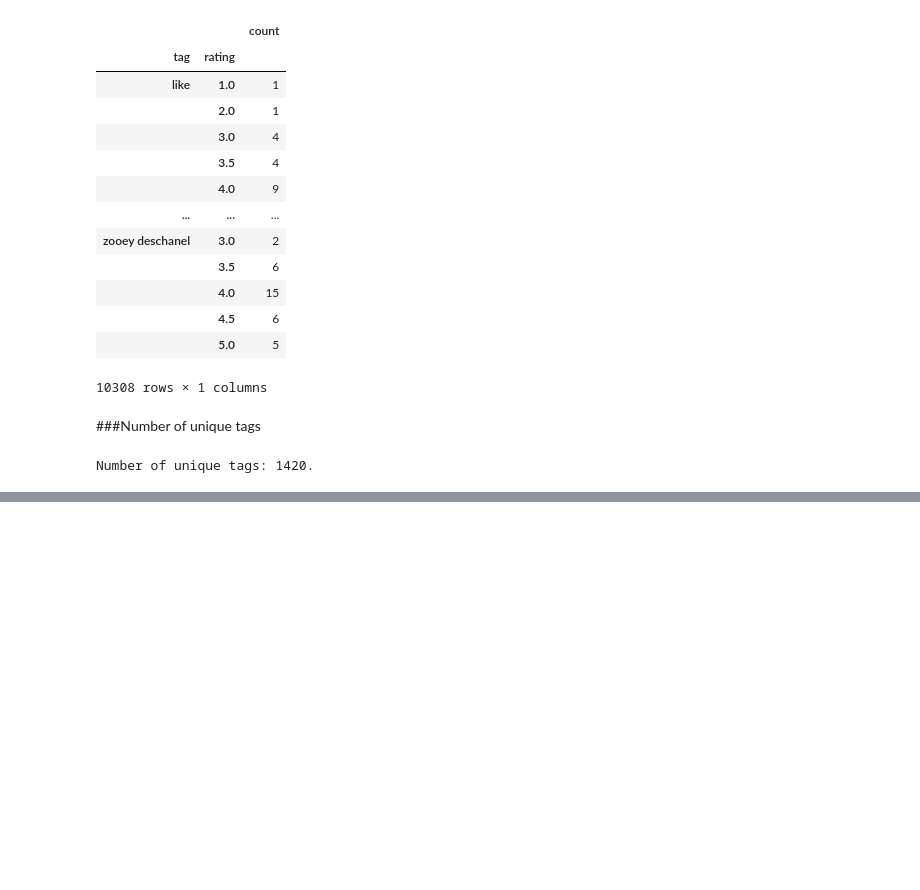
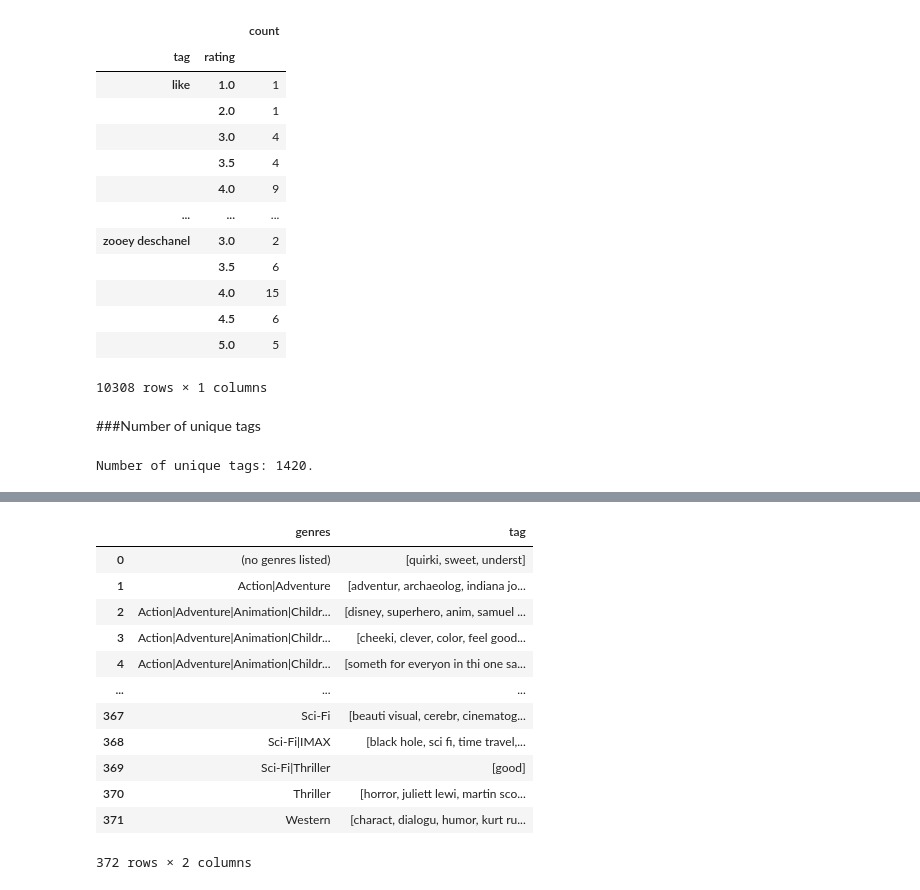
Before and after one commit to JamesKha/MovieRecommendation, a Jupyter notebook: MiniProject.ipynb, the cells around one changed output, grey strips where cells are left out. Saved outputs shown, nothing was run; the diff lists cells and outputs as text; code cells hidden in the pictures; blank space fills up the shorter version.

```diff
--- a/MiniProject.ipynb
+++ b/MiniProject.ipynb
@@ -162,0 +185,18 @@ generalCountofTags
+# %%
+genresAndTags = pd.DataFrame(tagsAndGenresDataFrame.groupby(['genres']).tag.unique())
+genresAndTags = genresAndTags.reset_index()
+genresAndTags
+# %% [output]
+|  | genres | tag |
+| 0 | (no genres listed) | [quirki, sweet, underst] |
+| 1 | Action|Adventure | [adventur, archaeolog, indiana jo... |
+| 2 | Action|Adventure|Animation|Childr... | [disney, superhero, anim, samuel ... |
+| 3 | Action|Adventure|Animation|Childr... | [cheeki, clever, color, feel good... |
+| 4 | Action|Adventure|Animation|Childr... | [someth for everyon in thi one sa... |
+| ... | ... | ... |
+| 367 | Sci-Fi | [beauti visual, cerebr, cinematog... |
+| 368 | Sci-Fi|IMAX | [black hole, sci fi, time travel,... |
+| 369 | Sci-Fi|Thriller | [good] |
+| 370 | Thriller | [horror, juliett lewi, martin sco... |
+| 371 | Western | [charact, dialogu, humor, kurt ru... |
+372 rows × 2 columns
```
Also changed, not shown: parts of 5 cells of this notebook.
